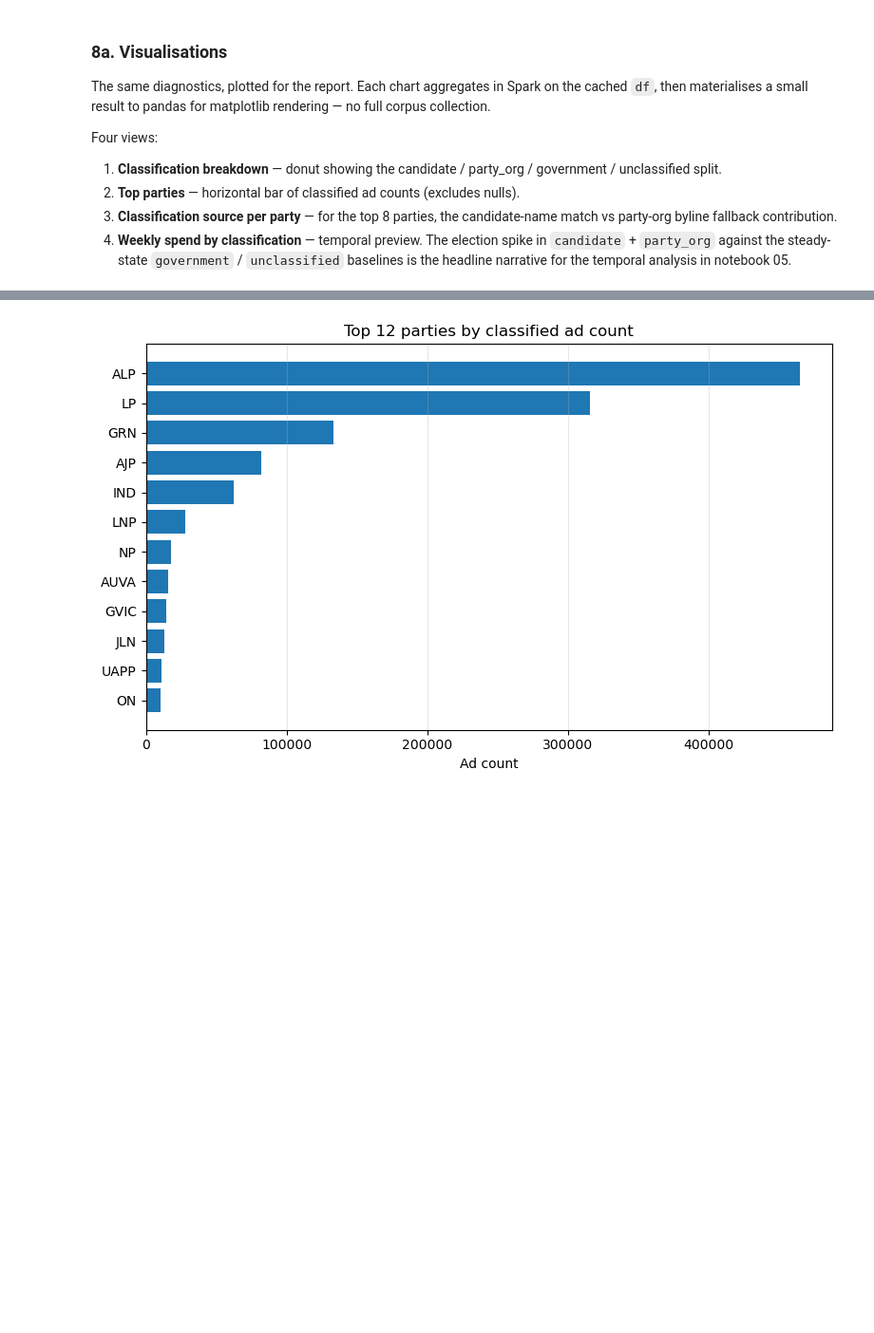
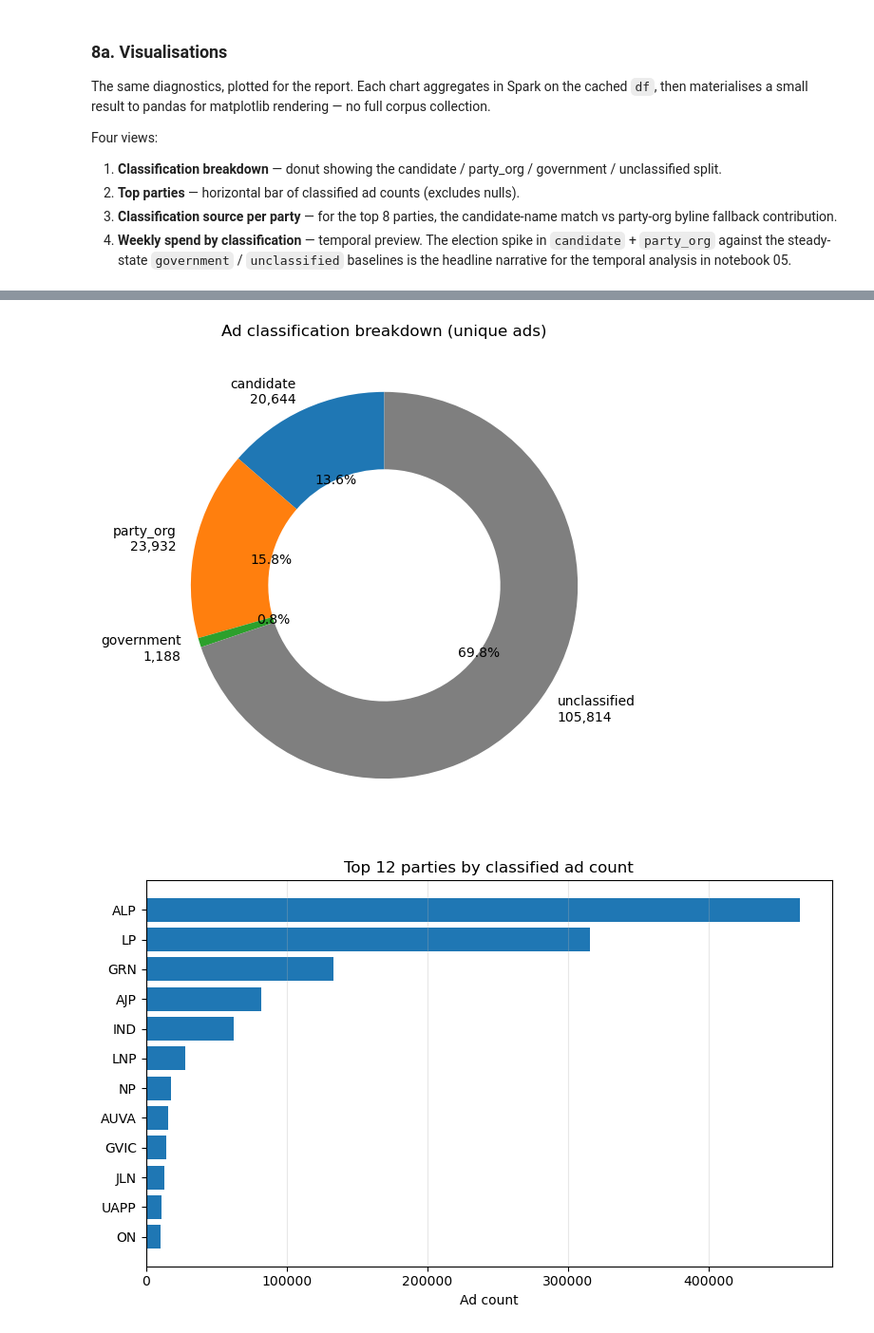
Before and after one commit to stuliveshere/FB_API, a Jupyter notebook: notebooks/02_preprocessing.ipynb, the cells around one changed output, grey strips where cells are left out. Shown at 95% size. Cells and saved outputs as stored; diff of their text form; code cells hidden in the pictures; blank space fills up the shorter version.

```diff
--- a/notebooks/02_preprocessing.ipynb
+++ b/notebooks/02_preprocessing.ipynb
@@ -319,4 +341,26 @@ plt.show()
 [figure]
+# %%
+# Same breakdown but on *unique* ads — filter to one row per ad (ad_seq_no == 1)
+# so the chart reflects ad counts rather than the multi-row v2 representation.
+mt_unique = (df.filter(col('ad_seq_no') == 1)
+               .groupBy('match_type').count().toPandas())
+mt_unique['match_type'] = mt_unique['match_type'].fillna('unclassified')
+mt_unique = mt_unique.set_index('match_type').reindex(MT_COLORS.keys()).dropna()
+
+fig, ax = plt.subplots(figsize=(6, 6))
+ax.pie(
+    mt_unique['count'],
+    labels=[f'{k}\n{int(v):,}' for k, v in mt_unique['count'].items()],
+    colors=[MT_COLORS[k] for k in mt_unique.index],
+    autopct='%1.1f%%',
+    startangle=90,
+    wedgeprops=dict(width=0.4),
+)
+ax.set_title('Ad classification breakdown (unique ads)')
+plt.tight_layout()
+plt.show()
+# %% [output]
+[figure, added]
 # %%
 # Top 12 parties by classified ad count.
 party_counts = (df.filter(col('political_party').isNotNull())
```
Also changed, not shown: parts of 17 cells of this notebook, 4 other files.
